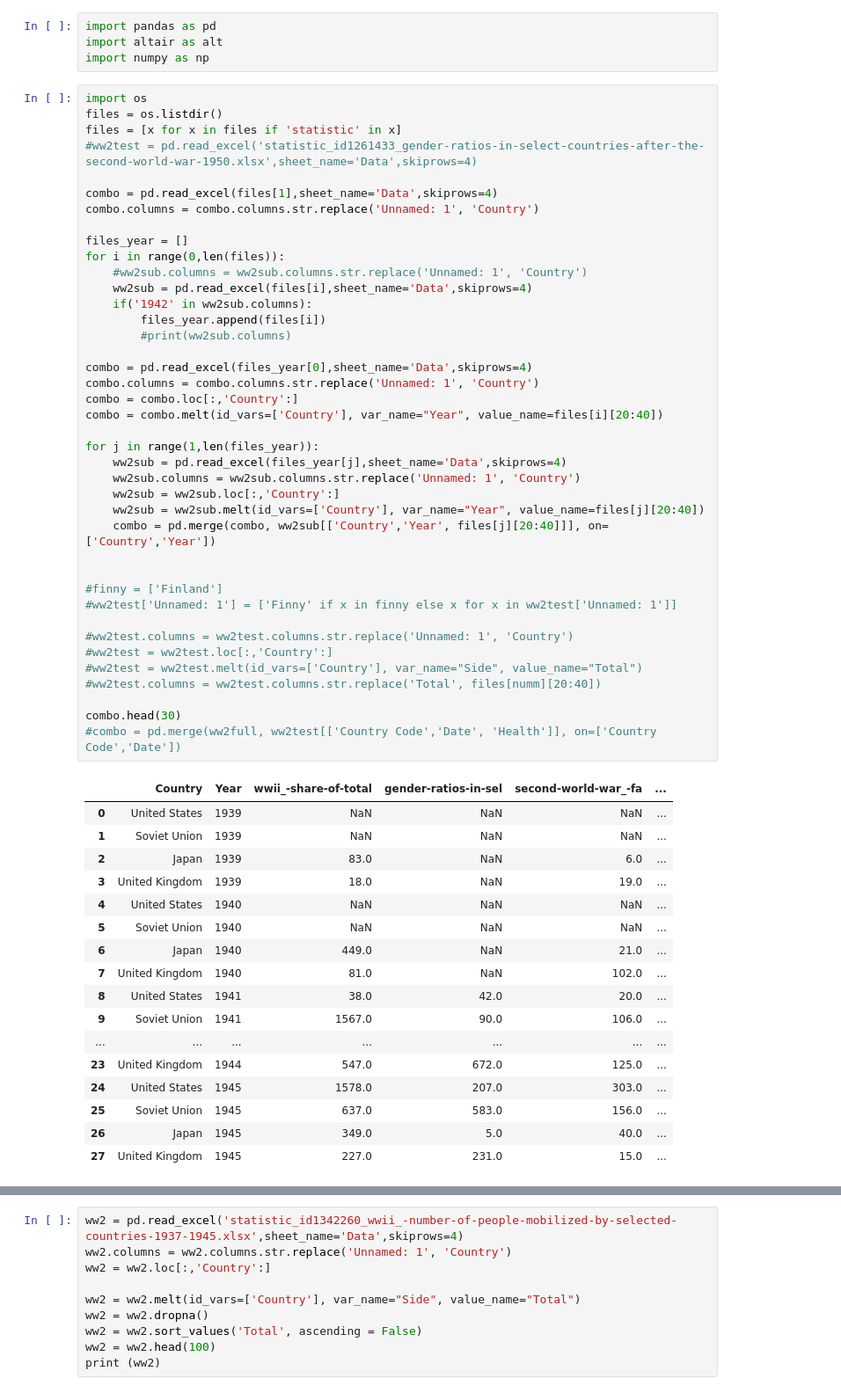
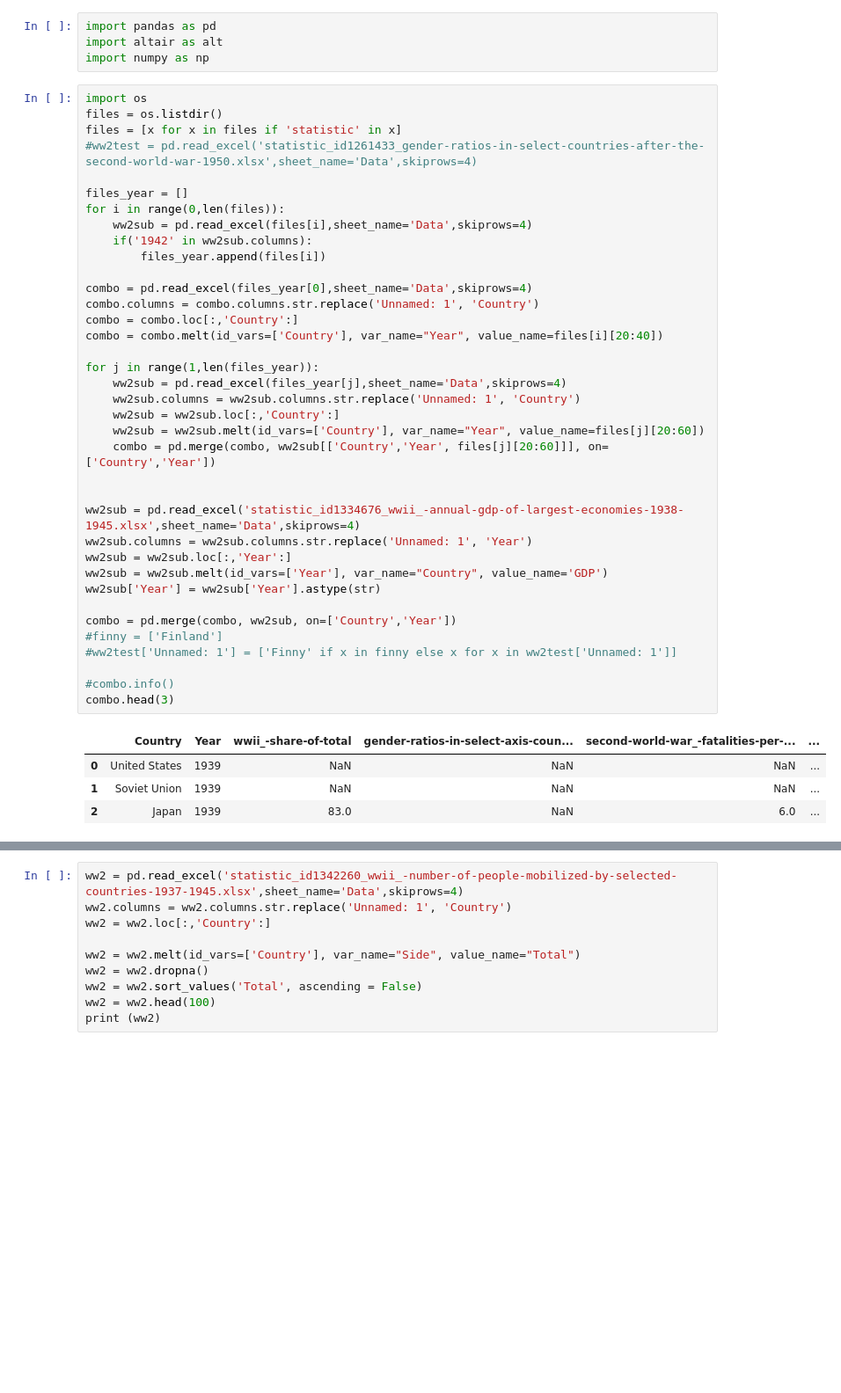
Before and after one commit to henrygit2001/FinalProject512, a Jupyter notebook: WW2.ipynb, the cells around one changed output, grey strips where cells are left out. Shown at 88% size. Cells and saved outputs as stored; diff of their text form; blank space fills up the shorter version.

```diff
--- a/WW2.ipynb
+++ b/WW2.ipynb
@@ -5,58 +5,42 @@ import numpy as np
 # %%
 import os
 files = os.listdir()
 files = [x for x in files if 'statistic' in x]
 #ww2test = pd.read_excel('statistic_id1261433_gender-ratios-in-select-countries-after-the-second-world-war-1950.xlsx',sheet_name='Data',skiprows=4)
 
-combo = pd.read_excel(files[1],sheet_name='Data',skiprows=4)
-combo.columns = combo.columns.str.replace('Unnamed: 1', 'Country')
-
 files_year = []
 for i in range(0,len(files)):
-    #ww2sub.columns = ww2sub.columns.str.replace('Unnamed: 1', 'Country')
     ww2sub = pd.read_excel(files[i],sheet_name='Data',skiprows=4)
     if('1942' in ww2sub.columns):
         files_year.append(files[i])
-        #print(ww2sub.columns)
 
 combo = pd.read_excel(files_year[0],sheet_name='Data',skiprows=4)
 combo.columns = combo.columns.str.replace('Unnamed: 1', 'Country')
 combo = combo.loc[:,'Country':]
 combo = combo.melt(id_vars=['Country'], var_name="Year", value_name=files[i][20:40])
 
 for j in range(1,len(files_year)):
     ww2sub = pd.read_excel(files_year[j],sheet_name='Data',skiprows=4)
     ww2sub.columns = ww2sub.columns.str.replace('Unnamed: 1', 'Country')
     ww2sub = ww2sub.loc[:,'Country':]
-    ww2sub = ww2sub.melt(id_vars=['Country'], var_name="Year", value_name=files[j][20:40])
-    combo = pd.merge(combo, ww2sub[['Country','Year', files[j][20:40]]], on=['Country','Year'])
+    ww2sub = ww2sub.melt(id_vars=['Country'], var_name="Year", value_name=files[j][20:60])
+    combo = pd.merge(combo, ww2sub[['Country','Year', files[j][20:60]]], on=['Country','Year'])
 
 
+ww2sub = pd.read_excel('statistic_id1334676_wwii_-annual-gdp-of-largest-economies-1938-1945.xlsx',sheet_name='Data',skiprows=4)
+ww2sub.columns = ww2sub.columns.str.replace('Unnamed: 1', 'Year')
+ww2sub = ww2sub.loc[:,'Year':]
+ww2sub = ww2sub.melt(id_vars=['Year'], var_name="Country", value_name='GDP')
+ww2sub['Year'] = ww2sub['Year'].astype(str)
+
+combo = pd.merge(combo, ww2sub, on=['Country','Year'])
 #finny = ['Finland']
 #ww2test['Unnamed: 1'] = ['Finny' if x in finny else x for x in ww2test['Unnamed: 1']]
 
-#ww2test.columns = ww2test.columns.str.replace('Unnamed: 1', 'Country')
-#ww2test = ww2test.loc[:,'Country':]
-#ww2test = ww2test.melt(id_vars=['Country'], var_name="Side", value_name="Total")
-#ww2test.columns = ww2test.columns.str.replace('Total', files[numm][20:40])
-
-combo.head(30)
-#combo = pd.merge(ww2full, ww2test[['Country Code','Date', 'Health']], on=['Country Code','Date'])
+#combo.info()
+combo.head(3)
 # %% [output]
-|  | Country | Year | wwii_-share-of-total | gender-ratios-in-sel | second-world-war_-fa | ... |
+|  | Country | Year | wwii_-share-of-total | gender-ratios-in-select-axis-coun... | second-world-war_-fatalities-per-... | ... |
 | 0 | United States | 1939 | NaN | NaN | NaN | ... |
 | 1 | Soviet Union | 1939 | NaN | NaN | NaN | ... |
 | 2 | Japan | 1939 | 83.0 | NaN | 6.0 | ... |
-| 3 | United Kingdom | 1939 | 18.0 | NaN | 19.0 | ... |
-| 4 | United States | 1940 | NaN | NaN | NaN | ... |
-| 5 | Soviet Union | 1940 | NaN | NaN | NaN | ... |
-| 6 | Japan | 1940 | 449.0 | NaN | 21.0 | ... |
-| 7 | United Kingdom | 1940 | 81.0 | NaN | 102.0 | ... |
-| 8 | United States | 1941 | 38.0 | 42.0 | 20.0 | ... |
-| 9 | Soviet Union | 1941 | 1567.0 | 90.0 | 106.0 | ... |
-| ... | ... | ... | ... | ... | ... | ... |
-| 23 | United Kingdom | 1944 | 547.0 | 672.0 | 125.0 | ... |
-| 24 | United States | 1945 | 1578.0 | 207.0 | 303.0 | ... |
-| 25 | Soviet Union | 1945 | 637.0 | 583.0 | 156.0 | ... |
-| 26 | Japan | 1945 | 349.0 | 5.0 | 40.0 | ... |
-| 27 | United Kingdom | 1945 | 227.0 | 231.0 | 15.0 | ... |
```
Also changed, not shown: parts of 2 cells of this notebook.
